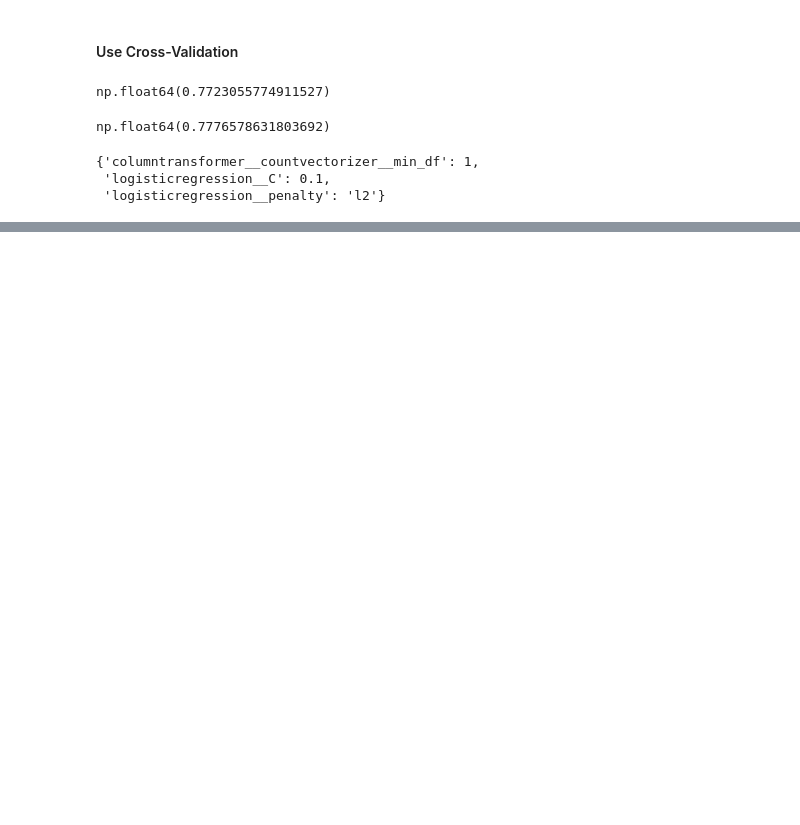
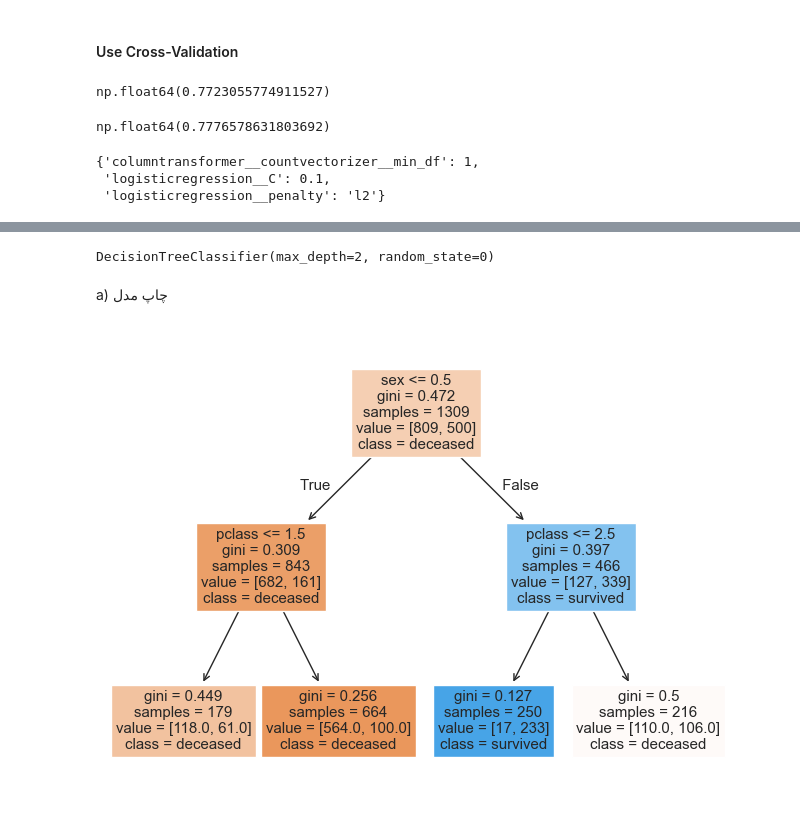
Before and after one commit to poorialari2017/ML_git001, a Jupyter notebook: MLproj002/Pooria/01 Preprocessing/Scikit-Learn/00 20Trick of Sckit-Learn.ipynb, the cells around one changed output, grey strips where cells are left out. Cells and saved outputs as stored; diff of their text form; code cells hidden in the pictures; blank space fills up the shorter version.

```diff
--- a/MLproj002/Pooria/01 Preprocessing/Scikit-Learn/00 20Trick of Sckit-Learn.ipynb
+++ b/MLproj002/Pooria/01 Preprocessing/Scikit-Learn/00 20Trick of Sckit-Learn.ipynb
@@ -711,0 +812,5 @@ grid.best_params_
+# %%
+
+df = pd.read_csv('../../00 DATA/titanic.csv', sep = ',')
+df['sex'] = df['sex'].map({'male':0, 'female':1})
+df.head()
@@ -711,0 +824,14 @@ grid.best_params_
+# %%
+feature = ['pclass', 'fare','sex']
+X = df[feature]
+y = df['survived']
+# %%
+classes = ['deceased','survived']
+# %%
+from sklearn.tree import DecisionTreeClassifier
+dt = DecisionTreeClassifier(max_depth=2, random_state=0)
+dt.fit(X, y)
+# %% [output]
+DecisionTreeClassifier(max_depth=2, random_state=0)
+# %% [markdown]
+a) چاپ مدل
@@ -711,0 +840,5 @@ grid.best_params_
+# %%
+plt.figure(figsize=(8, 6))
+plot_tree(dt, feature_names=feature, class_names=classes, filled=True);
+# %% [output]
+[figure, added]
```
Also changed, not shown: parts of 43 cells of this notebook.
